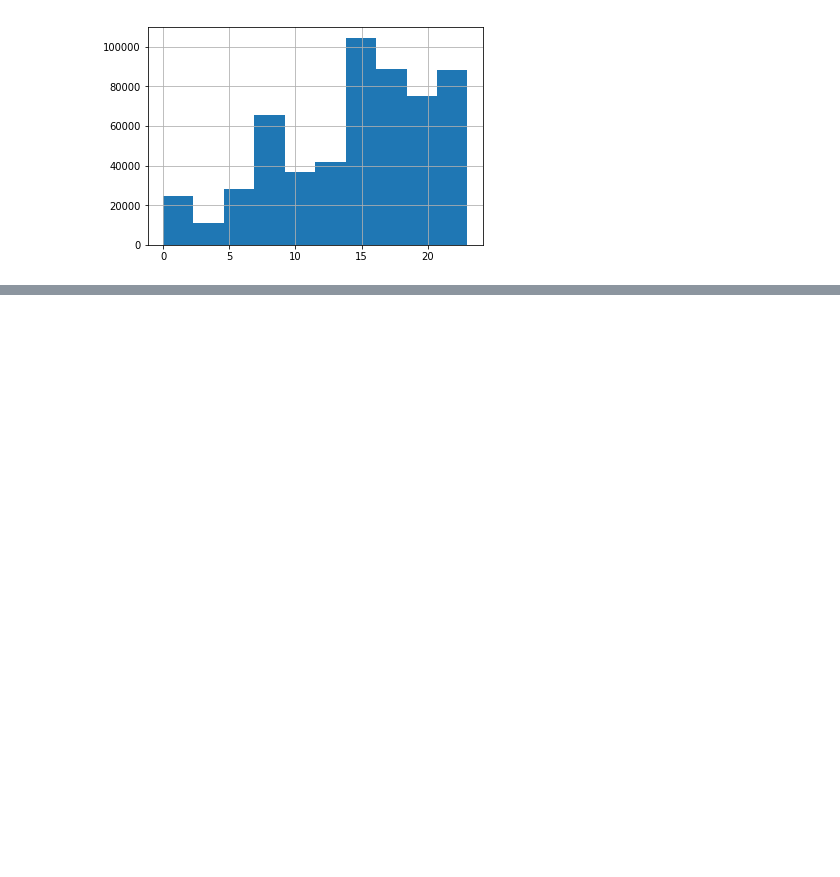
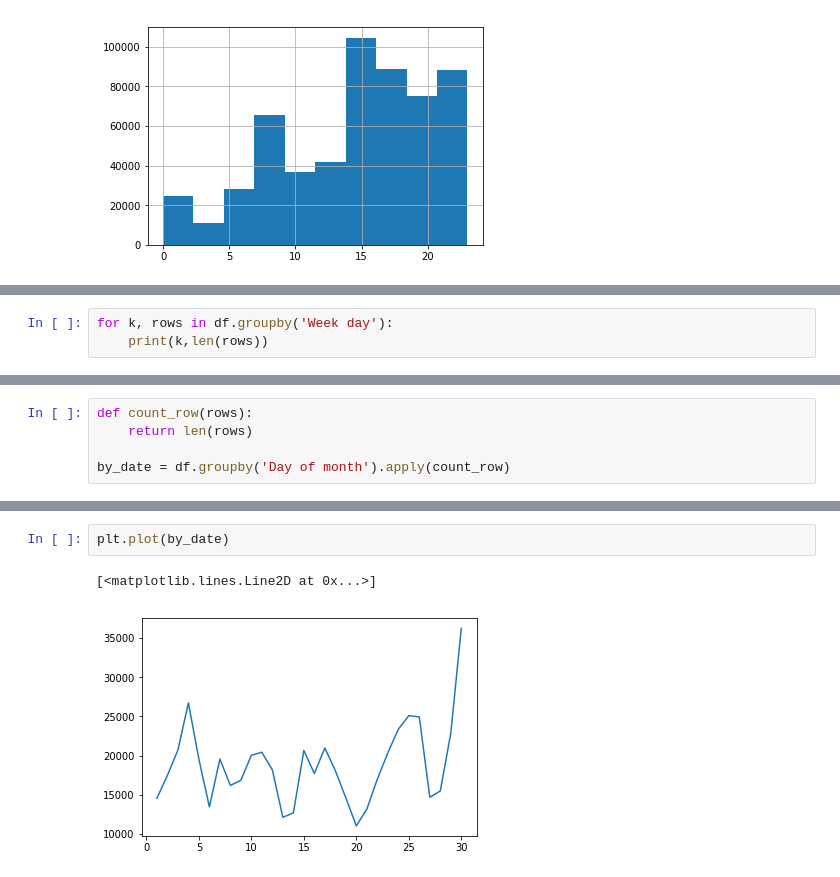
Before and after one commit to ashleynguci/codefight, a Jupyter notebook: Uber-trip/Uber Data Analysic.ipynb, the cells around one changed output, grey strips where cells are left out. Saved outputs shown, nothing was run; the diff lists cells and outputs as text; blank space fills up the shorter version.

```diff
--- a/Uber-trip/Uber Data Analysic.ipynb
+++ b/Uber-trip/Uber Data Analysic.ipynb
@@ -84,0 +85,3 @@ Text(0.5,1,'Frequency by Day of month Uber')
+# %%
+for k, rows in df.groupby('Week day'):
+    print(k,len(rows))
@@ -84,0 +101,5 @@ Text(0.5,1,'Frequency by Day of month Uber')
+# %%
+def count_row(rows):
+    return len(rows)
+
+by_date = df.groupby('Day of month').apply(count_row)
@@ -84,0 +126,5 @@ Text(0.5,1,'Frequency by Day of month Uber')
+# %%
+plt.plot(by_date)
+# %% [output]
+[<matplotlib.lines.Line2D at 0x...>]
+[figure, added]
```
Also changed, not shown: parts of 33 cells of this notebook.
